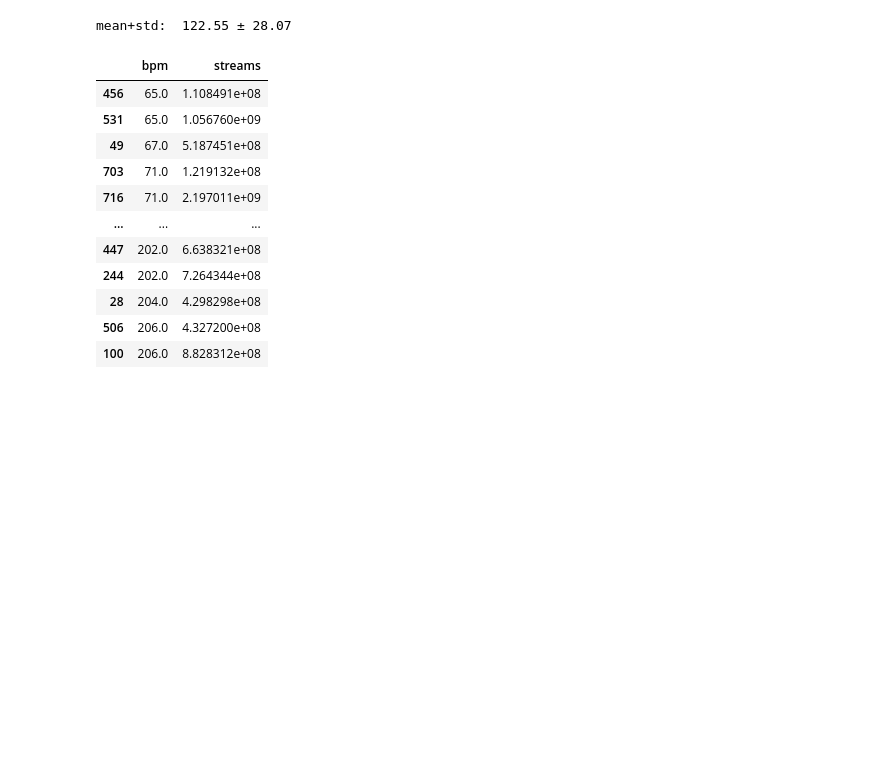
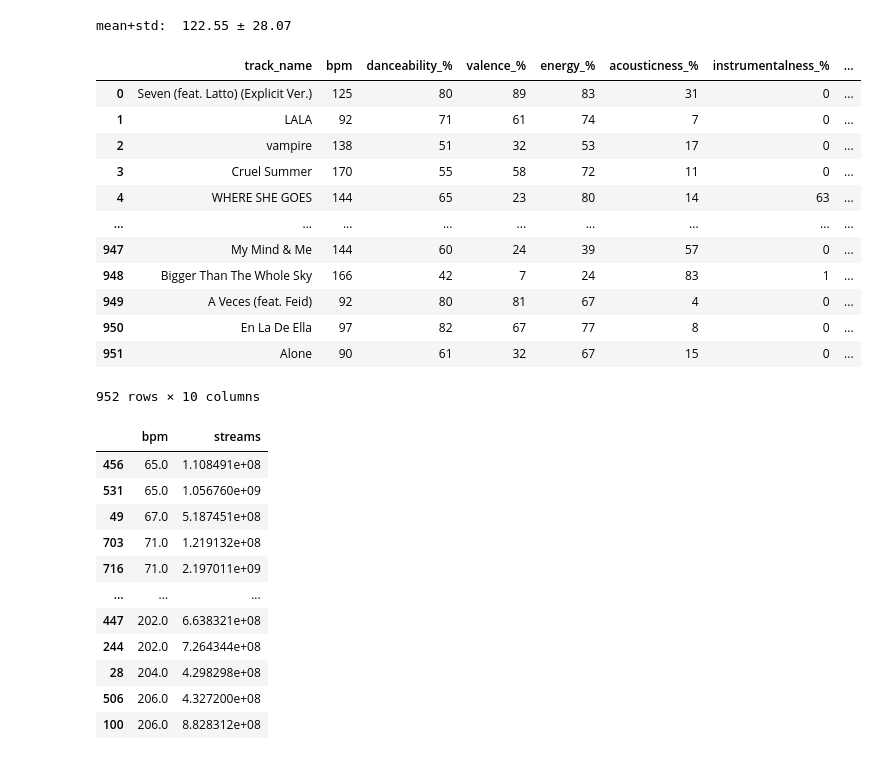
Before and after one commit to Magda98/tf-notebook, a Jupyter notebook: dataset_analysis.ipynb, the cells around one changed output. Cells and saved outputs as stored; diff of their text form; code cells hidden in the pictures; blank space fills up the shorter version.

```diff
--- a/read_data.ipynb
+++ b/dataset_analysis.ipynb
@@ -65,6 +65,23 @@ bmp = data['bpm']
 print('mean+std: ', round(bmp.mean(), 2), '±', round(bmp.std(), 2))
 # %% [output]
 mean+std:  122.55 ± 28.07
+# %%
+dataset = data[['track_name', 'bpm', 'danceability_%', 'valence_%', 'energy_%', 'acousticness_%', 'instrumentalness_%', 'liveness_%', 'speechiness_%', 'streams']]
+dataset
+# %% [output]
+|  | track_name | bpm | danceability_% | valence_% | energy_% | acousticness_% | instrumentalness_% | ... |
+| 0 | Seven (feat. Latto) (Explicit Ver.) | 125 | 80 | 89 | 83 | 31 | 0 | ... |
+| 1 | LALA | 92 | 71 | 61 | 74 | 7 | 0 | ... |
+| 2 | vampire | 138 | 51 | 32 | 53 | 17 | 0 | ... |
+| 3 | Cruel Summer | 170 | 55 | 58 | 72 | 11 | 0 | ... |
+| 4 | WHERE SHE GOES | 144 | 65 | 23 | 80 | 14 | 63 | ... |
+| ... | ... | ... | ... | ... | ... | ... | ... | ... |
+| 947 | My Mind & Me | 144 | 60 | 24 | 39 | 57 | 0 | ... |
+| 948 | Bigger Than The Whole Sky | 166 | 42 | 7 | 24 | 83 | 1 | ... |
+| 949 | A Veces (feat. Feid) | 92 | 80 | 81 | 67 | 4 | 0 | ... |
+| 950 | En La De Ella | 97 | 82 | 67 | 77 | 8 | 0 | ... |
+| 951 | Alone | 90 | 61 | 32 | 67 | 15 | 0 | ... |
+952 rows × 10 columns
 # %%
 plotData =  data[['bpm', 'streams']]
 sortedPlotData = plotData.sort_values(by='bpm').astype(float)
```
Also changed, not shown: 3 other files.
